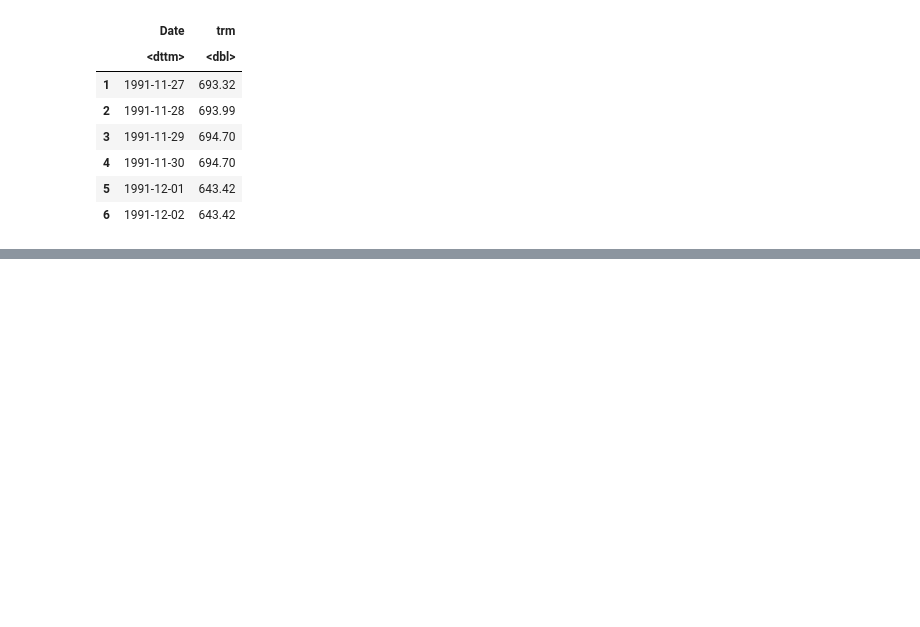
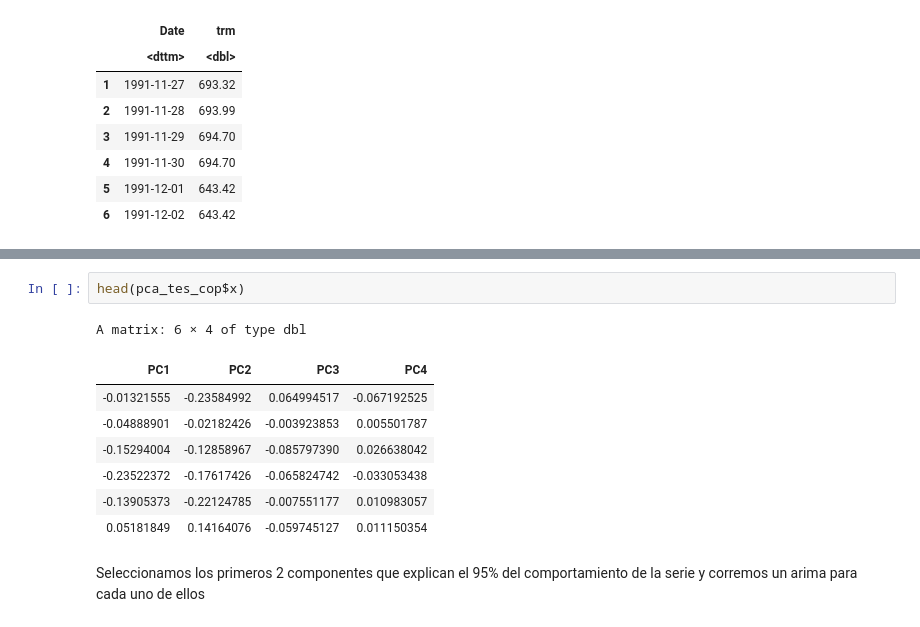
Before and after one commit to remg1997/T1-Riesgo, a Jupyter notebook: Taller 2/Scripts/first.ipynb, the cells around one changed output, grey strips where cells are left out. Cells and saved outputs as stored; diff of their text form; blank space fills up the shorter version.

```diff
--- a/Taller 2/Scripts/first.ipynb
+++ b/Taller 2/Scripts/first.ipynb
@@ -183,0 +221,13 @@ A data.frame: 6 × 2
+# %%
+head(pca_tes_cop$x)
+# %% [output]
+A matrix: 6 × 4 of type dbl
+| PC1 | PC2 | PC3 | PC4 |
+| -0.01321555 | -0.23584992 | 0.064994517 | -0.067192525 |
+| -0.04888901 | -0.02182426 | -0.003923853 | 0.005501787 |
+| -0.15294004 | -0.12858967 | -0.085797390 | 0.026638042 |
+| -0.23522372 | -0.17617426 | -0.065824742 | -0.033053438 |
+| -0.13905373 | -0.22124785 | -0.007551177 | 0.010983057 |
+| 0.05181849 | 0.14164076 | -0.059745127 | 0.011150354 |
+# %% [markdown]
+Seleccionamos los primeros 2 componentes que explican el 95% del comportamiento de la serie y corremos un arima para cada uno de ellos
```
Also changed, not shown: parts of 25 cells of this notebook.
